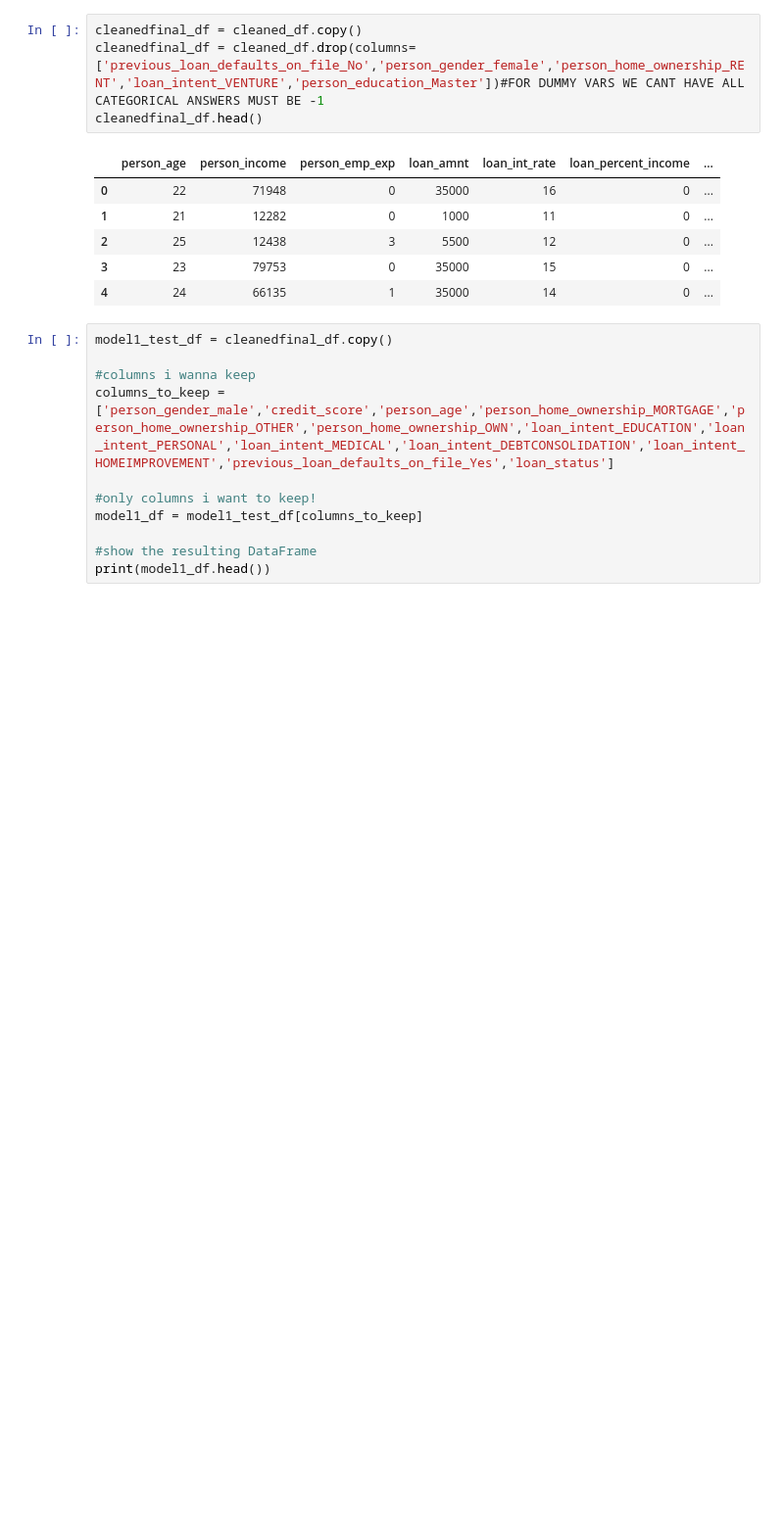
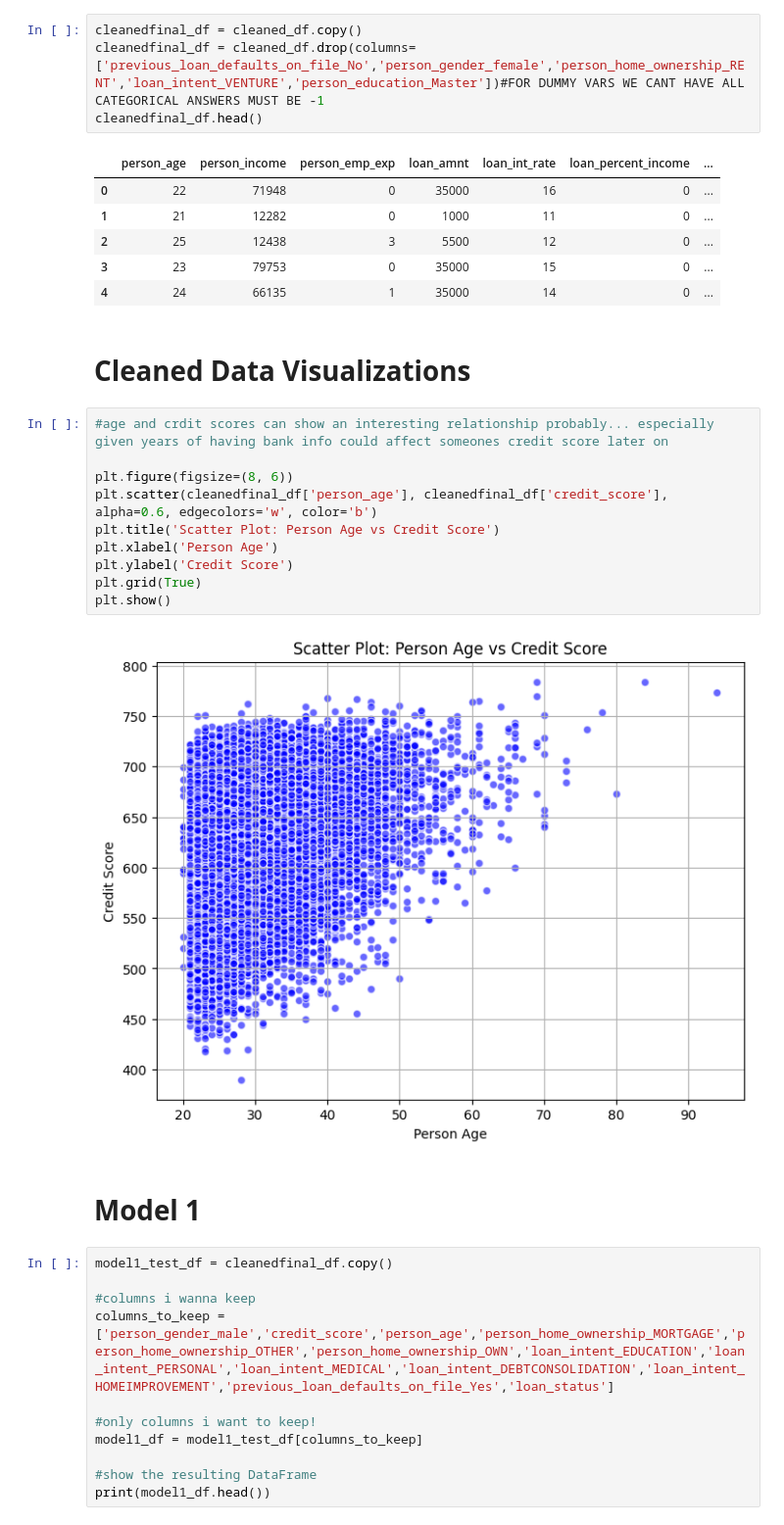
Before and after one commit to summerolmstead/LoanApprovalLogisticRegression, a Jupyter notebook: CS4180Final_Project.ipynb, the cells around one changed output. Shown at 98% size. Cells and saved outputs as stored; diff of their text form; blank space fills up the shorter version.

```diff
--- a/CS4180Final_Project.ipynb
+++ b/CS4180Final_Project.ipynb
@@ -279,6 +310,22 @@ cleanedfinal_df.head()
 | 2 | 25 | 12438 | 3 | 5500 | 12 | 0 | ... |
 | 3 | 23 | 79753 | 0 | 35000 | 15 | 0 | ... |
 | 4 | 24 | 66135 | 1 | 35000 | 14 | 0 | ... |
+# %% [markdown]
+# **Cleaned Data Visualizations**
+# %%
+#age and crdit scores can show an interesting relationship probably... especially given years of having bank info could affect someones credit score later on
+
+plt.figure(figsize=(8, 6))
+plt.scatter(cleanedfinal_df['person_age'], cleanedfinal_df['credit_score'], alpha=0.6, edgecolors='w', color='b')
+plt.title('Scatter Plot: Person Age vs Credit Score')
+plt.xlabel('Person Age')
+plt.ylabel('Credit Score')
+plt.grid(True)
+plt.show()
+# %% [output]
+[figure, added]
+# %% [markdown]
+# **Model 1**
 # %%
 model1_test_df = cleanedfinal_df.copy()
 
```
Also changed, not shown: parts of 58 cells of this notebook.
